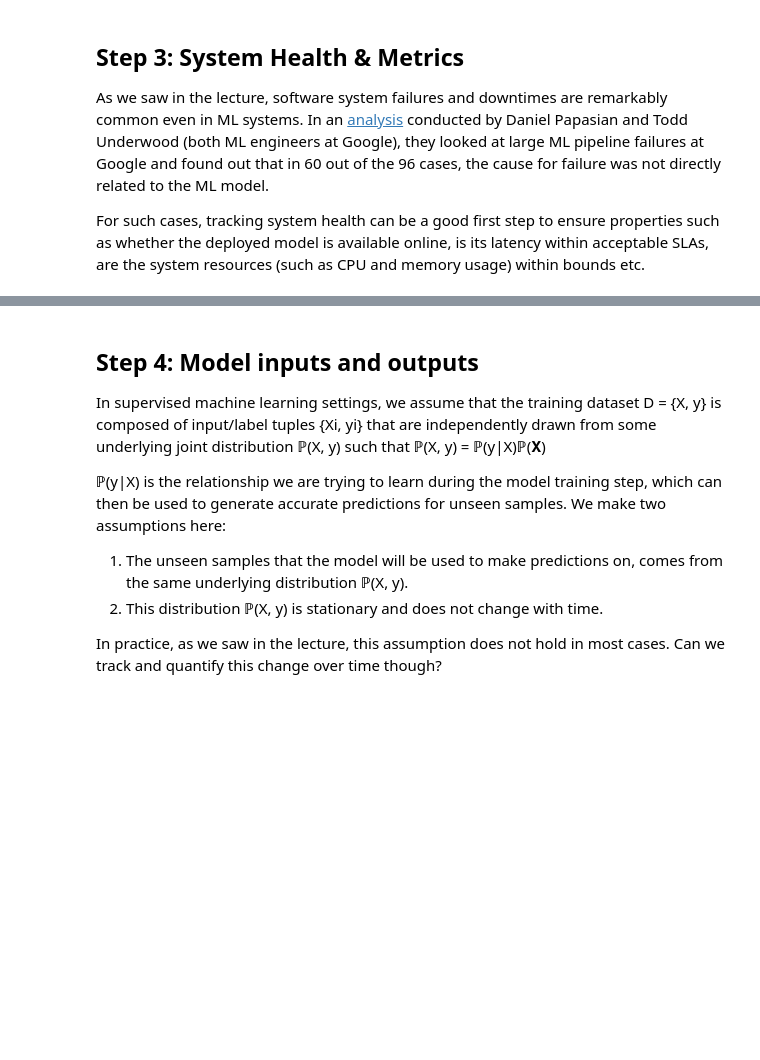
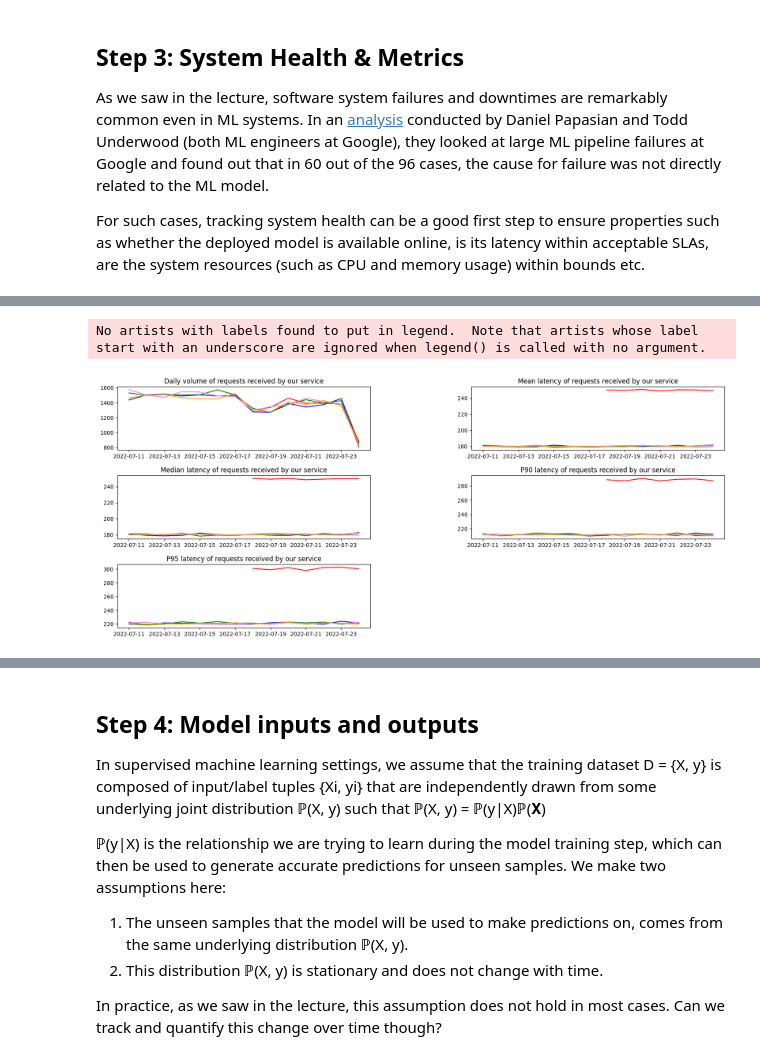
Before and after one commit to srujanreddyj/mlops-project, a Jupyter notebook: [MLOps]_Week_4_Starter.ipynb, the cells around one changed output, grey strips where cells are left out. Cells and saved outputs as stored; diff of their text form; code cells hidden in the pictures; blank space fills up the shorter version.

```diff
--- a/[MLOps]_Week_4_Starter.ipynb
+++ b/[MLOps]_Week_4_Starter.ipynb
@@ -153,3 +205,7 @@ true_labels = []
 As we saw in the lecture, software system failures and downtimes are remarkably common even in ML systems. In an [analysis](https://www.youtube.com/watch?v=hBMHohkRgAA) conducted by Daniel Papasian and Todd Underwood (both ML engineers at Google), they looked at large ML pipeline failures at Google and found out that in 60 out of the 96 cases, the cause for failure was not directly related to the ML model.
 
 For such cases, tracking system health can be a good first step to ensure properties such as whether the deployed model is available online, is its latency within acceptable SLAs, are the system resources (such as CPU and memory usage) within bounds etc.
+# %%
+df_logs_true_labels['date'] = pd.to_datetime(df_logs_true_labels['timestamp']).dt.normalize()
+request_volume = df_logs_true_labels.groupby(['host_id', 'date'])['request'].count()
+request_volume
@@ -169,6 +239,59 @@ You can plot the metric for each host id in the same line chart (with different
 Do you notice anything strange with one of the hosts? :)
 
 """
+df_logs_true_labels['date'] = pd.to_datetime(df_logs_true_labels['timestamp']).dt.normalize()
+
+#Volume: Compute the daily volume of requests received by our service, grouped by host id.
+request_volume = df_logs_true_labels.groupby(['host_id', 'date'])['request'].count()
+
+#Latency: Compute the mean, median, P90, P95 latency of requests received by our service, grouped by host id
+latency_requests_mean = df_logs_true_labels.groupby(['host_id', 'date'])['latency_ms'].mean()
+latency_requests_median = df_logs_true_labels.groupby(['host_id', 'date'])['latency_ms'].median()
+latency_requests_p90 = df_logs_true_labels.groupby(['host_id', 'date'])['latency_ms'].quantile(q=0.9)
+latency_requests_p95 = df_logs_true_labels.groupby(['host_id', 'date'])['latency_ms'].quantile(q=0.95)
+# %%
+fig = plt.figure()
+fig.set_size_inches(20, 8)
+fig.subplots_adjust(hspace=0.4, wspace=0.4)
+#for i in range(1,5):
+#  ax = fig.add_subplot(2, 3, i)
+#  plt.plot(daily_requests_per_host["host_1"], color="blue")
+
+hosts = set(df_logs_true_labels["host_id"].values.tolist())
+colors = ["blue", "red", "green", "violet", "orange"]
+plt.legend(fontsize="8")
+plt.subplot(3, 2, 1)
+
+plt.title("Daily volume of requests received by our service")
+for idx, host in enumerate(hosts):
+  plt.plot(request_volume[host], color=colors[idx], label=host)
+
+
+plt.subplot(3, 2, 2)
+plt.title("Mean latency of requests received by our service")
+for idx, host in enumerate(hosts):
+  plt.plot(latency_requests_mean[host], colors[idx], label=host)
+
+
+plt.subplot(3, 2, 3)
+plt.title("Median latency of requests received by our service")
+for idx, host in enumerate(hosts):
+  plt.plot(latency_requests_median[host], color=colors[idx], label=host)
+
+
+plt.subplot(3, 2, 4)
+plt.title("P90 latency of requests received by our service")
+for idx, host in enumerate(hosts):
+  plt.plot(latency_requests_p90[host], color=colors[idx], label=host)
+
+
+plt.subplot(3, 2, 5)
+plt.title("P95 latency of requests received by our service")
+for idx, host in enumerate(hosts):
+  plt.plot(latency_requests_p95[host], color=colors[idx], label=host)
+# %% [output]
+No artists with labels found to put in legend.  Note that artists whose label start with an underscore are ignored when legend() is called with no argument.
+[figure, added]
 # %%
 """
 [TO BE IMPLEMENTED]
```
Also changed, not shown: parts of 33 cells of this notebook.
